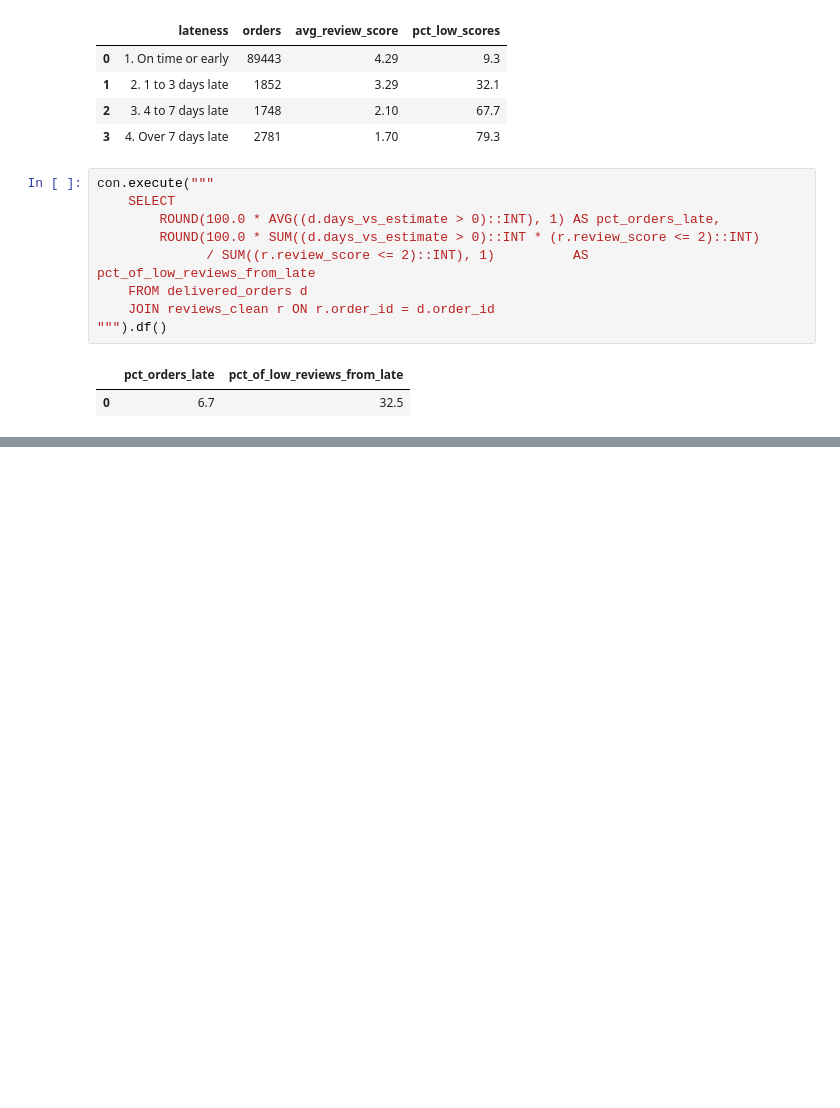
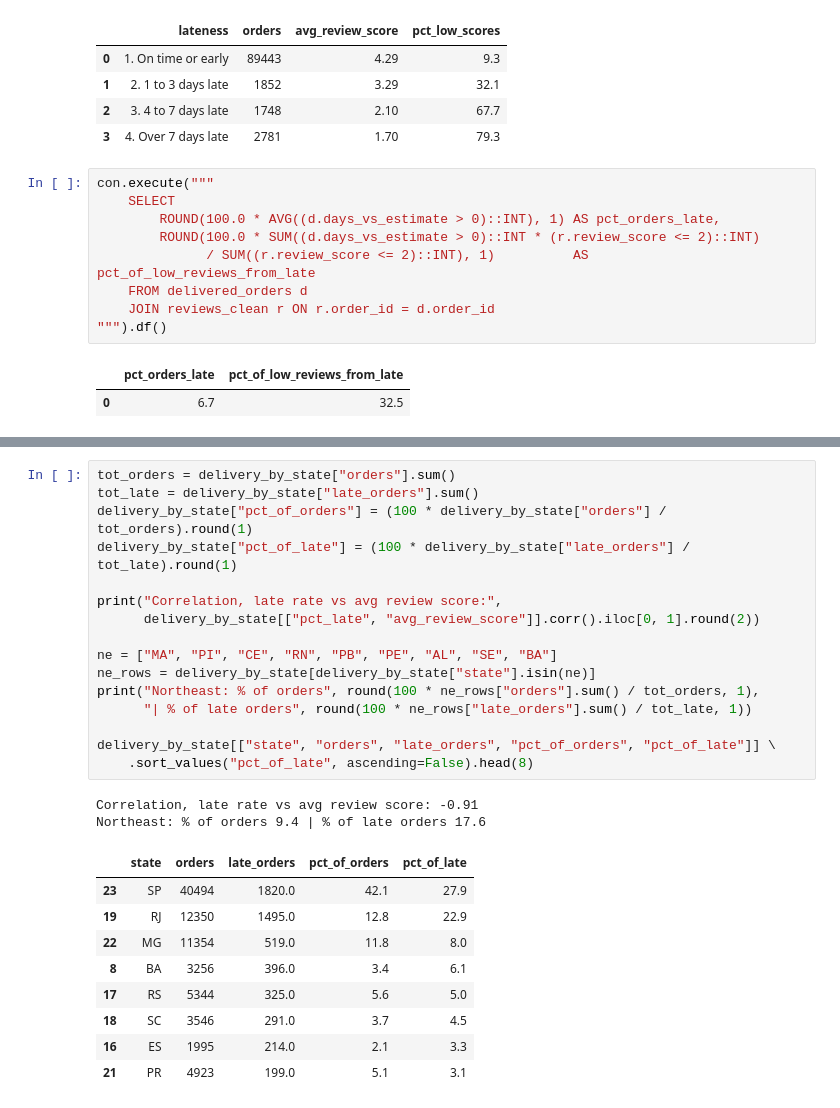
Before and after one commit to eQuaEnoo/olist-ecommerce-analysis, a Jupyter notebook: notebooks/01-explore.ipynb, the cells around one changed output, grey strips where cells are left out. Drawn from its saved outputs; the diff is of its cells as text; blank space fills up the shorter version.

```diff
--- a/notebooks/01-explore.ipynb
+++ b/notebooks/01-explore.ipynb
@@ -364,0 +494,28 @@ plt.show()
+# %%
+tot_orders = delivery_by_state["orders"].sum()
+tot_late = delivery_by_state["late_orders"].sum()
+delivery_by_state["pct_of_orders"] = (100 * delivery_by_state["orders"] / tot_orders).round(1)
+delivery_by_state["pct_of_late"] = (100 * delivery_by_state["late_orders"] / tot_late).round(1)
+
+print("Correlation, late rate vs avg review score:",
+      delivery_by_state[["pct_late", "avg_review_score"]].corr().iloc[0, 1].round(2))
+
+ne = ["MA", "PI", "CE", "RN", "PB", "PE", "AL", "SE", "BA"]
+ne_rows = delivery_by_state[delivery_by_state["state"].isin(ne)]
+print("Northeast: % of orders", round(100 * ne_rows["orders"].sum() / tot_orders, 1),
+      "| % of late orders", round(100 * ne_rows["late_orders"].sum() / tot_late, 1))
+
+delivery_by_state[["state", "orders", "late_orders", "pct_of_orders", "pct_of_late"]] \
+    .sort_values("pct_of_late", ascending=False).head(8)
+# %% [output]
+Correlation, late rate vs avg review score: -0.91
+Northeast: % of orders 9.4 | % of late orders 17.6
+|  | state | orders | late_orders | pct_of_orders | pct_of_late |
+| 23 | SP | 40494 | 1820.0 | 42.1 | 27.9 |
+| 19 | RJ | 12350 | 1495.0 | 12.8 | 22.9 |
+| 22 | MG | 11354 | 519.0 | 11.8 | 8.0 |
+| 8 | BA | 3256 | 396.0 | 3.4 | 6.1 |
+| 17 | RS | 5344 | 325.0 | 5.6 | 5.0 |
+| 18 | SC | 3546 | 291.0 | 3.7 | 4.5 |
+| 16 | ES | 1995 | 214.0 | 2.1 | 3.3 |
+| 21 | PR | 4923 | 199.0 | 5.1 | 3.1 |
```
Also changed, not shown: parts of 11 cells of this notebook, 3 other files.
